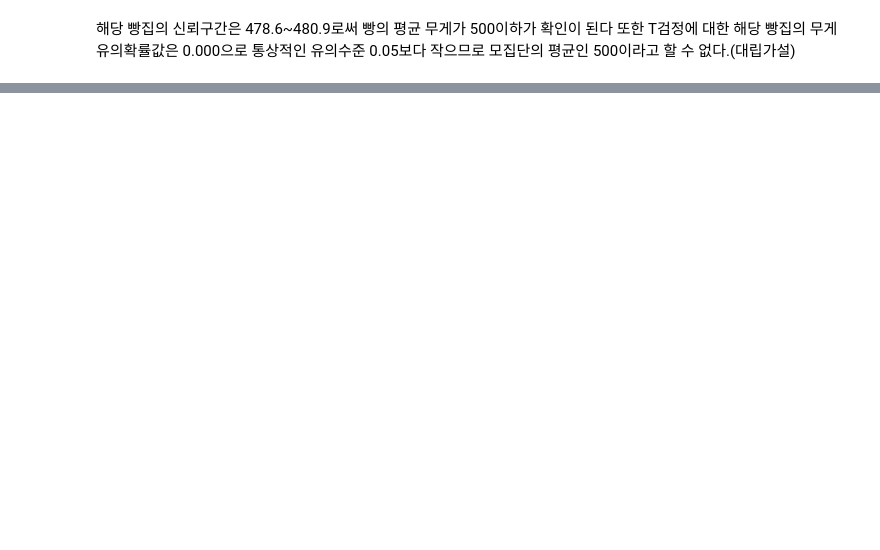
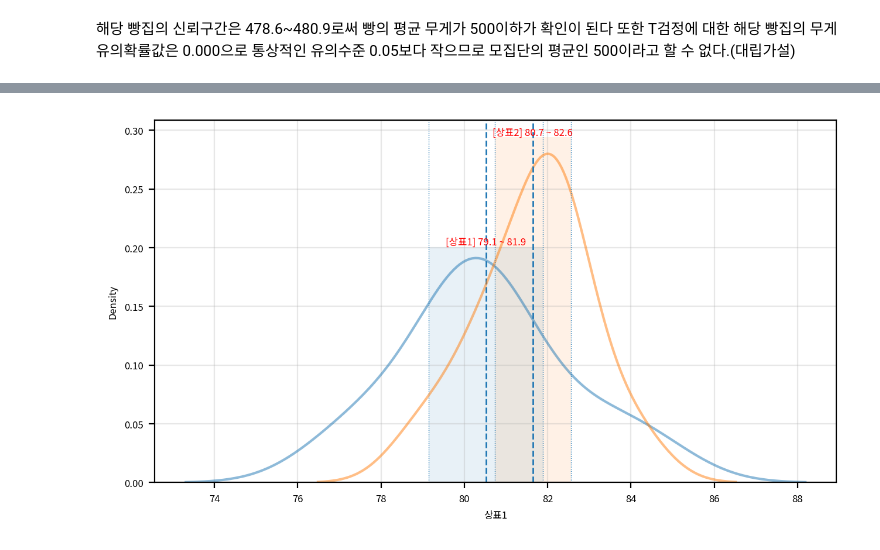
Before and after one commit to BeakJW/DATA_ANALYSIS_STUDY, a Jupyter notebook: 10강/10강-연습문제.ipynb, the cells around one changed output, grey strips where cells are left out. Saved outputs shown, nothing was run; the diff lists cells and outputs as text; code cells hidden in the pictures; blank space fills up the shorter version.

```diff
--- a/10강/10강-연습문제.ipynb
+++ b/10강/10강-연습문제.ipynb
@@ -118,0 +176,18 @@ s, p = ttest_1samp(origin['무게'], 500, alternative='less')
+# %%
+my_dpi = 200 # 이미지 선명도(100~300)
+fpath = "./NotoSansKR-Regular.ttf" # 한글을 지원하는 폰트 파일의 경로
+fm.fontManager.addfont(fpath) # 폰트의 글꼴을 시스템에 등록함
+fprop = fm.FontProperties(fname=fpath) # 폰트의 속성을 읽어옴
+fname = fprop.get_name() # 읽어온 속성에서 폰트 이름 추출
+plt.rcParams['font.family'] = fname # 그래프에 한글 폰트 적용
+plt.rcParams['font.size'] = 6 # 기본 폰트 크기
+plt.rcParams['axes.unicode_minus'] = False # 그래프에 마이너스 깨짐 방지
+# %%
+origin = load_data('material')
+print("\n===== 데이터 크기 확인 =====")
+print(f"데이터셋 크기: {origin.shape}")
+print(f"열 개수: {origin.shape[1]}")
+print(f"행 개수: {origin.shape[0]}")
+print("\n===== 타입확인 =====")
+print(origin.info())
+origin.head()
@@ -118,0 +221,60 @@ s, p = ttest_1samp(origin['무게'], 500, alternative='less')
+# %%
+# 확인할 데이터
+data = origin[['상표1', '상표2']]
+
+# 1) 그래프 초기화
+width_px = 1280  # 그래프 가로 크기
+height_px = 720  # 그래프 세로 크기
+rows = 1         # 그래프 행 수
+cols = 1         # 그래프 열 수
+
+figsize = (width_px / my_dpi, height_px / my_dpi)
+fig, ax = plt.subplots(rows, cols, figsize=figsize, dpi=my_dpi)
+
+for c in data.columns:
+    # KDE Plot 그리기
+    sb.kdeplot(data=data, x=c, fill=False, alpha=0.5)
+
+    # 신뢰구간 계산
+    max_val = data[c].max()          # 최대값 (필요 시 사용)
+    clevel = 0.95                    # 신뢰수준
+    dof = len(data[c]) - 1           # 자유도
+    sp_mean = data[c].mean()         # 표본평균
+    sp_std = data[c].std(ddof=1)     # 표본표준편차
+    sp_std_error = sp_std / sqrt(len(data[c]))  # 표본표준오차
+
+    cmin, cmax = t.interval(
+        clevel,
+        dof,
+        loc=sp_mean,
+        scale=sp_std_error
+    )
+
+    # 신뢰구간 경계선
+    ax.axvline(cmin, linestyle=':', linewidth=0.5)
+    ax.axvline(cmax, linestyle=':', linewidth=0.5)
+
+    # 평균 및 신뢰구간 영역 표시
+    ymin, ymax = ax.get_ylim()
+    ax.fill_between([cmin, cmax], 0, ymax, alpha=0.1)
+    ax.axvline(sp_mean, linestyle='--', linewidth=1)
+
+    # 텍스트 표시
+    ax.text(
+        x=(cmax - cmin) / 2 + cmin,
+        y=ymax,
+        s="[%s] %0.1f ~ %0.1f" % (c, cmin, cmax),
+        horizontalalignment="center",
+        verticalalignment="bottom",
+        fontdict={"size": 6, "color": "red"}
+    )
+
+# 3) 그래프 꾸미기
+ax.grid(True, alpha=0.3)  # 배경 격자 표시
+
+# 4) 출력
+plt.tight_layout()
+plt.show()
+plt.close()
+# %% [output]
+[figure, added]
```
Also changed, not shown: parts of 10 cells of this notebook, 2 other files.
